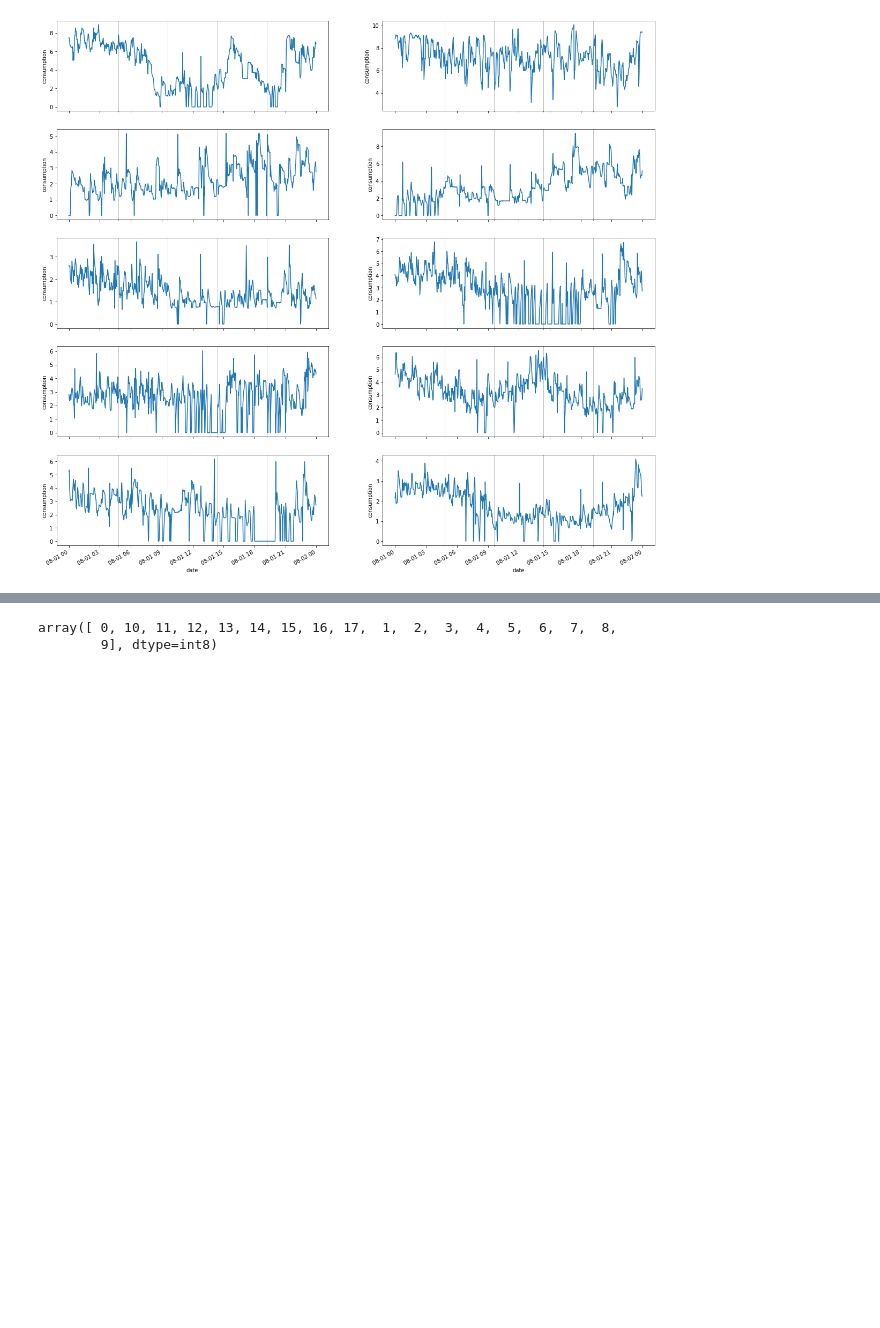
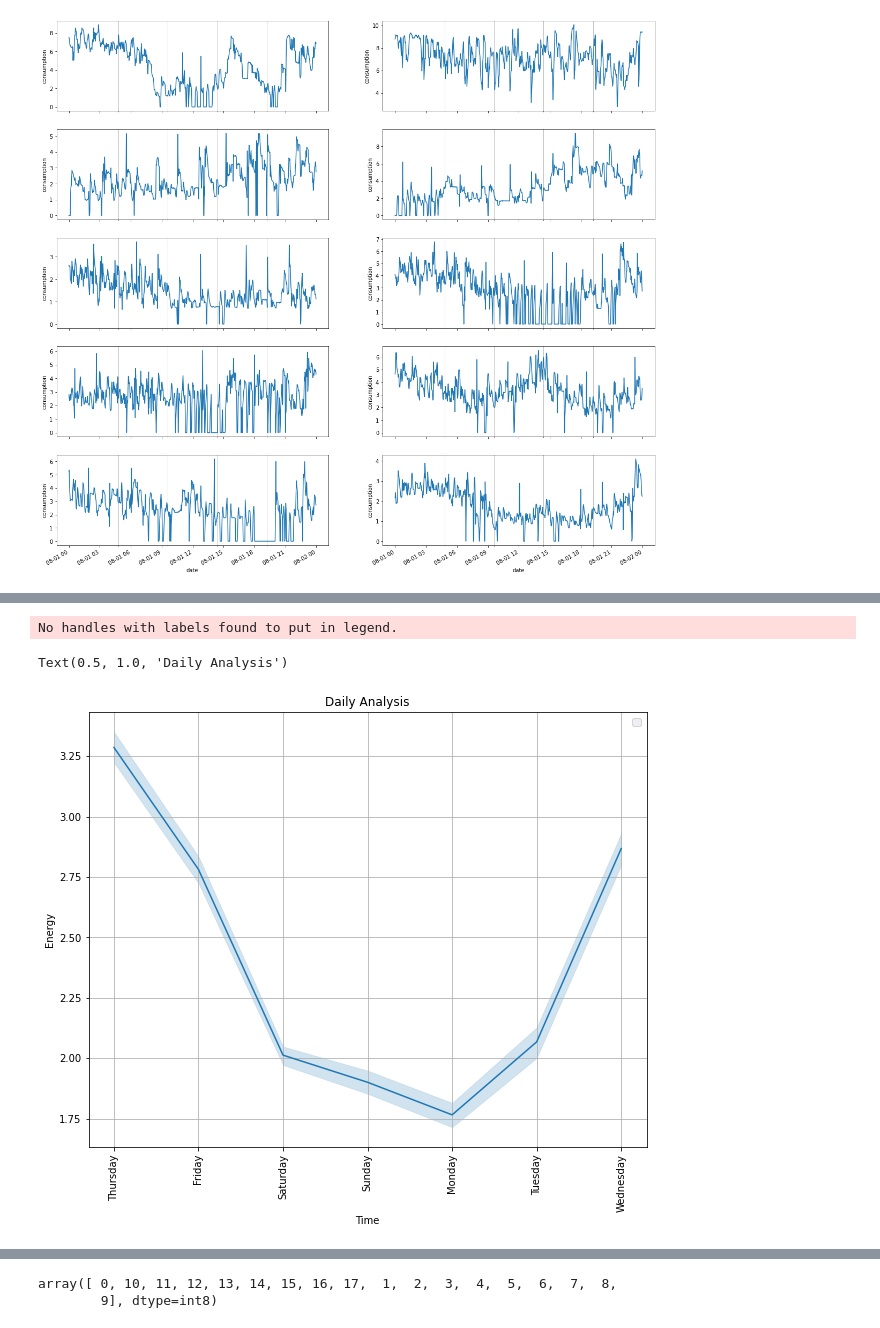
Before and after one commit to sh1mz9/DEEP_AR_PREDICTION, a Jupyter notebook: Zenatix_AC_Data_Analysis_Forecasting.ipynb, the cells around one changed output, grey strips where cells are left out. Cells and saved outputs as stored; diff of their text form; code cells hidden in the pictures; blank space fills up the shorter version.

```diff
--- a/Zenatix_AC_Data_Analysis_Forecasting.ipynb
+++ b/Zenatix_AC_Data_Analysis_Forecasting.ipynb
@@ -122,0 +112,2 @@ df_input
+# %%
+dataset = pd.read_csv('/content/AC_Data.csv',parse_dates=True,dayfirst=True) ##taking new instance to get accurate date-time analysis
@@ -122,0 +121,10 @@ df_input
+# %%
+dataset["Month"] = pd.to_datetime(dataset["Date"],dayfirst=True).dt.month
+dataset["Year"] = pd.to_datetime(dataset["Date"],dayfirst=True).dt.year
+dataset["Date"] = pd.to_datetime(dataset["Date"],dayfirst=True).dt.date
+dataset["Time"] = pd.to_datetime(dataset["Date"],dayfirst=True).dt.time
+dataset["Week"] = pd.to_datetime(dataset["Date"],dayfirst=True).dt.week
+dataset["Day"] = pd.to_datetime(dataset["Date"],dayfirst=True).dt.day_name()
+#dataset = df.set_index("0")
+#dataset.index = pd.to_datetime(dataset.index)
+#dataset.head(1)
@@ -122,0 +147,2 @@ df_input
+# %%
+dataset=dataset.dropna()
@@ -122,0 +151,26 @@ df_input
+# %%
+from matplotlib import style
+
+fig = plt.figure()
+ax1 = plt.subplot2grid((1,1), (0,0))
+
+style.use('ggplot')
+
+sns.lineplot(x=dataset["Day"], y=dataset["AC 1"], data=df)##further analysis for rest of AC's can be done
+sns.set(rc={'figure.figsize':(15,6)})
+
+plt.title("Energy consumption Daily")
+plt.xlabel("Time")
+plt.ylabel("Energy")
+plt.grid(True)
+plt.legend()
+
+for label in ax1.xaxis.get_ticklabels():
+    label.set_rotation(90)
+
+
+plt.title("Daily Analysis")
+# %% [output]
+No handles with labels found to put in legend.
+Text(0.5, 1.0, 'Daily Analysis')
+[figure, added]
```
Also changed, not shown: parts of 51 cells of this notebook.
